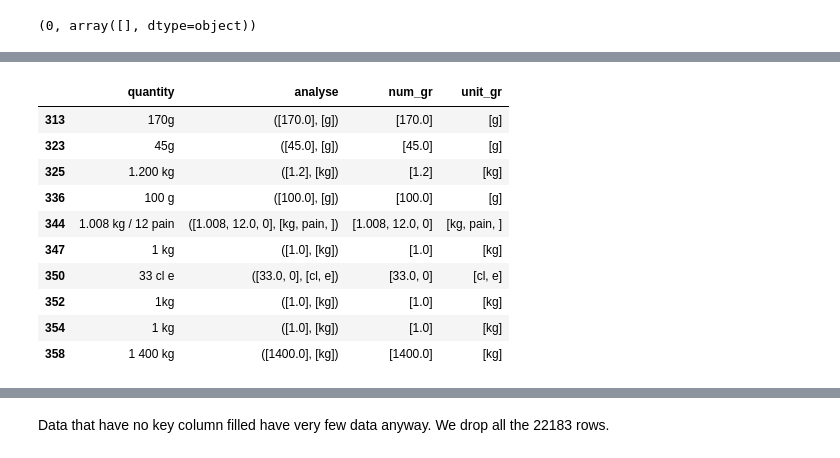
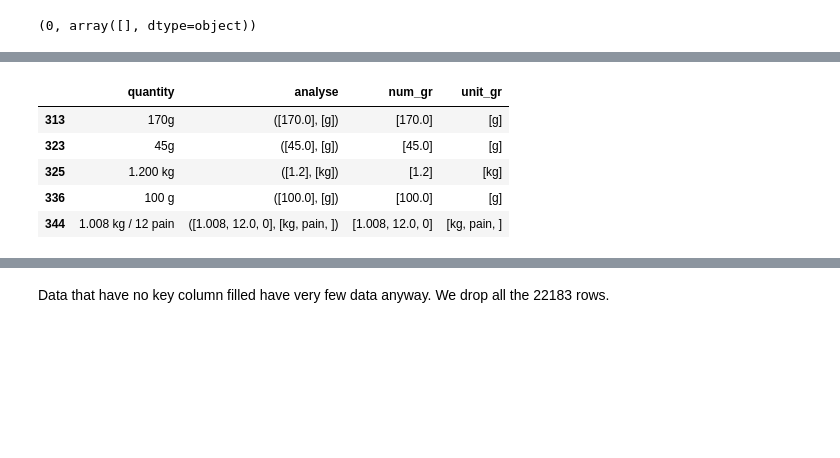
Before and after one commit to SmellyArmure/OC_DS_Project3, a Jupyter notebook: NOTEBOOKS/P3_Cleaning.ipynb, the cells around one changed output, grey strips where cells are left out. Drawn from its saved outputs; the diff is of its cells as text; code cells hidden in the pictures; blank space fills up the shorter version.

```diff
--- a/NOTEBOOKS/P3_Cleaning.ipynb
+++ b/NOTEBOOKS/P3_Cleaning.ipynb
@@ -719,17 +692,12 @@ nb of row with non empty 'quantity': 292188  on  954302
 # %%
-df_quantity.iloc[20:30]
+df_quantity.iloc[20:25]
 # %% [output]
 |  | quantity | analyse | num_gr | unit_gr |
 | 313 | 170g | ([170.0], [g]) | [170.0] | [g] |
 | 323 | 45g | ([45.0], [g]) | [45.0] | [g] |
 | 325 | 1.200 kg | ([1.2], [kg]) | [1.2] | [kg] |
 | 336 | 100 g | ([100.0], [g]) | [100.0] | [g] |
 | 344 | 1.008 kg / 12 pain | ([1.008, 12.0, 0], [kg, pain, ]) | [1.008, 12.0, 0] | [kg, pain, ] |
-| 347 | 1 kg | ([1.0], [kg]) | [1.0] | [kg] |
-| 350 | 33 cl e | ([33.0, 0], [cl, e]) | [33.0, 0] | [cl, e] |
-| 352 | 1kg | ([1.0], [kg]) | [1.0] | [kg] |
-| 354 | 1 kg | ([1.0], [kg]) | [1.0] | [kg] |
-| 358 | 1 400 kg | ([1400.0], [kg]) | [1400.0] | [kg] |
 # %%
 # Displaying the main units in 'quantity'
 units = df_quantity['unit_gr']
```
Also changed, not shown: parts of 64 cells of this notebook.
